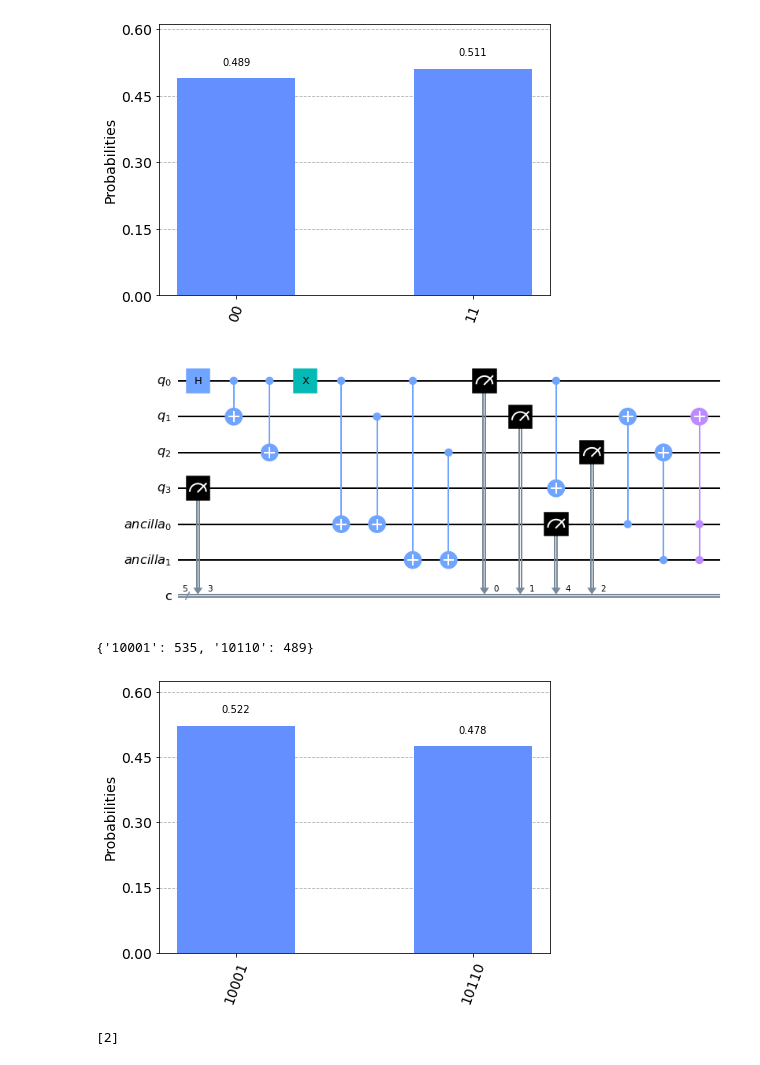
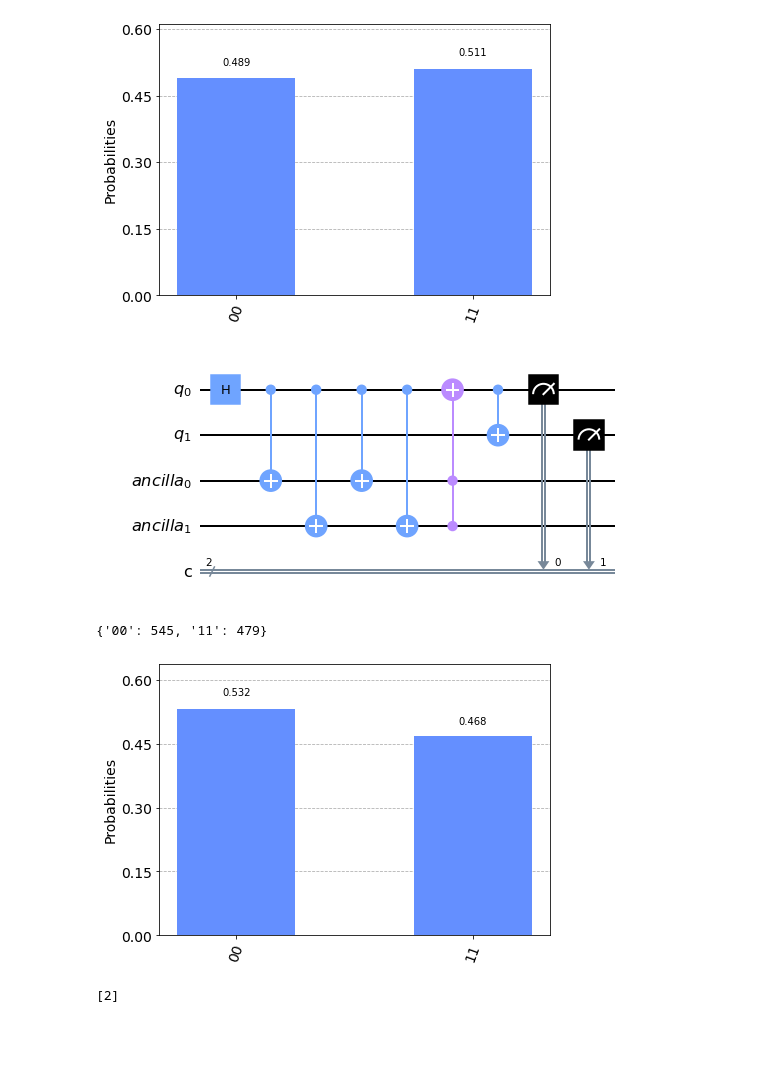
Before and after one commit to pkepka/qcmentor, a Jupyter notebook: Task2.ipynb, the cells around one changed output. Saved outputs shown, nothing was run; the diff lists cells and outputs as text; code cells hidden in the pictures; blank space fills up the shorter version.

```diff
--- a/Task2.ipynb
+++ b/Task2.ipynb
@@ -31,54 +31,45 @@ plot_histogram(counts)
 # %%
 %matplotlib inline
 
 import matplotlib
 import pylatexenc
 from qiskit import *
 from qiskit.visualization import *
 from qiskit.tools.monitor import *
 
-qr = QuantumRegister(4, 'q')
+qr = QuantumRegister(2, 'q')
 anc = QuantumRegister(2, 'ancilla')
-cr = ClassicalRegister(5, 'c')
+cr = ClassicalRegister(2, 'c')
 
 qc = QuantumCircuit(qr, anc, cr)
 
 qc.h(qr[0])              # original part from the first circuit q0
-qc.cx(qr[0], qr[1])
-qc.cx(qr[0], qr[2])
 
-qc.x(qr[0]) # error circuit
-#or
-#qc.x(qr[1]) # error circuit
-#or
-#qc.x(qr[2]) # error circuit
+qc.cx(qr[0], anc[0]) # error correction: ancillary qubit flipped conditionaly on the value of first qubit
+qc.cx(qr[0], anc[1]) # error correction: ancillary qubit flipped conditionaly on the value of first qubit
+
+
+#qc.x(qr[0]) # error circuit
 
 
 qc.cx(qr[0], anc[0]) # error correction: ancillary qubit flipped conditionaly on the value of first qubit
-qc.cx(qr[1], anc[0]) # error correction: ancillary qubit flipped again conditionaly on the value of second qubit
 qc.cx(qr[0], anc[1]) # error correction: ancillary qubit flipped conditionaly on the value of first qubit
-qc.cx(qr[2], anc[1]) # error correction: ancillary qubit flipped conditionaly on the value of first qubit
 
-qc.measure(range(5), range(5))  # Measure
-
-qc.cx(anc[0], qr[1])
-qc.cx(anc[1], qr[2])
-#qc.mcx([anc[0], anc[1]], [qr[0], qr[1], qr[2]])
-#qc.mcx([3, 4], [0, 1, 2])
-
-qc.mcx(list(range(4, 6)), 1)
-
-range(3)
-
-#qc.mcx(list(range(3)), 4)
-#qc.mcx(list(range(3)), 4)
+qc.mcx(list(range(2, 4)), 0)
 
 
-qc.cx(qr[0], qr[3])      # original part from the first circuit (qubit q1)
+#qr2 = QuantumRegister(2, 'q')
+#qc.barrier(qr2)
+
+qc.cx(0, 1)      # original part from the first circuit (qubit q1)
+
+qc.measure(range(2), range(2))  # Measure
+
+
 
 qc.draw(output='mpl')
 # %% [output]
-[figure, old version]
+[figure, new version]
 # %%
 
 backend = Aer.get_backend('qasm_simulator')
@@ -89,8 +80,8 @@ counts = result.get_counts(qc)
 print(counts)
 plot_histogram(counts)
 # %% [output]
-{'10001': 535, '10110': 489}
+{'00': 545, '11': 479}
-[figure, old version]
+[figure, new version]
 # %%
 # %% [output]
 [2]
```
